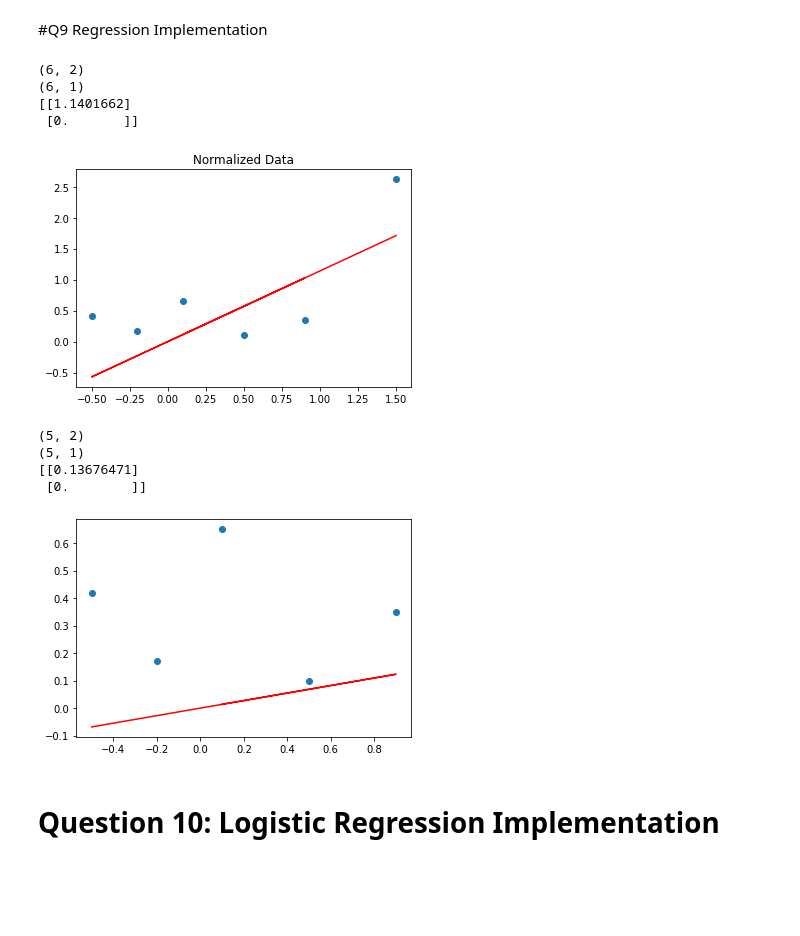
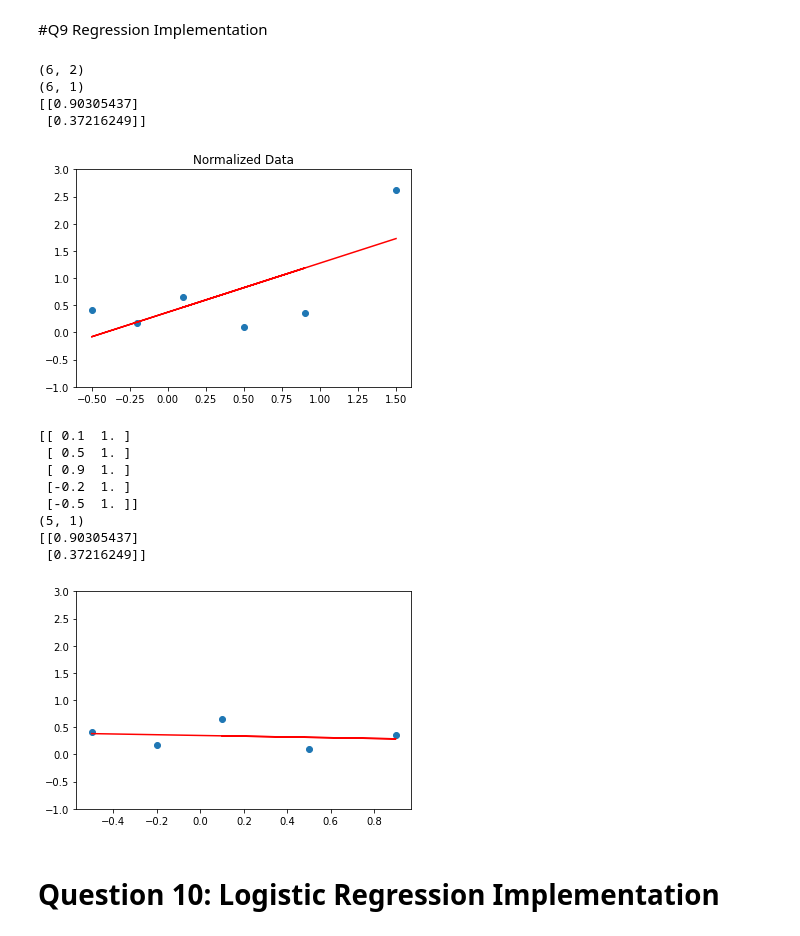
Before and after one commit to gourav10/CS6140, a Jupyter notebook: Assignment2_CS6140.ipynb, the cells around one changed output. Cells and saved outputs as stored; diff of their text form; code cells hidden in the pictures; blank space fills up the shorter version.

```diff
--- a/Assignment2_CS6140.ipynb
+++ b/Assignment2_CS6140.ipynb
@@ -128,10 +129,11 @@ def predict(X,theta):
 
 def getThetaClosedForm(X,Y):
   Y = np.mat(Y)
-  first = np.dot(X.T,X)
+  #inv(X.T*X).(X.T.Y)
+  first = np.linalg.pinv(np.dot(X.T,X))
   second = np.dot(X.T,Y)
 
-  theta = np.linalg.pinv(first)*second
+  theta = np.dot(first,second)
   return theta
 # %%
 #{(0.10, 0.65),(0.50, 0.10),(0.90, 0.35),(−0.20, 0.17),(−0.5, 0.42),(1.50, 2.62)}
@@ -139,7 +141,7 @@ X = np.array([0.10,0.50,0.90,-0.20,-0.5,1.50])
 X = X.reshape((-1,1))
 Y = np.array([0.65,0.10,0.35,0.17,0.42,2.62])
 Y = Y.reshape((-1,1))
-ones = np.zeros((X.shape[0],1))
+ones = np.ones((X.shape[0],1))
 X_New = np.hstack((X,ones))
 print(X_New.shape)
 print(Y.shape)
@@ -148,39 +150,45 @@ print(theta)
 # %% [output]
 (6, 2)
 (6, 1)
-[[1.1401662]
- [0.       ]]
+[[0.90305437]
+ [0.37216249]]
 # %%
 plt.figure()
+plt.ylim(-1,3)
 plt.scatter(X,Y)
 plt.plot(X,predict(X_New,theta),c='red')
 plt.title("Normalized Data")
 plt.show()
 # %% [output]
-[figure, old version]
+[figure, new version]
 # %%
-X = np.array([0.10,0.50,0.90,-0.20,-0.5])
-X = X.reshape((-1,1))
-Y = np.array([0.65,0.10,0.35,0.17,0.42])
-Y = Y.reshape((-1,1))
-ones = np.zeros((X.shape[0],1))
-X_New = np.hstack((X,ones))
-print(X_New.shape)
-print(Y.shape)
-theta = getThetaClosedForm(X_New,Y)
+X1 = np.array([0.10,0.50,0.90,-0.20,-0.5])
+X1 = X1.reshape((-1,1))
+Y1 = np.array([0.65,0.10,0.35,0.17,0.42])
+Y1 = Y1.reshape((-1,1))
+ones = np.ones((X1.shape[0],1))
+X_New1 = np.hstack((X1,ones))
+print(X_New1)
+print(Y1.shape)
+theta1 = getThetaClosedForm(X_New1,Y1)
 print(theta)
 # %% [output]
-(5, 2)
+[[ 0.1  1. ]
+ [ 0.5  1. ]
+ [ 0.9  1. ]
+ [-0.2  1. ]
+ [-0.5  1. ]]
 (5, 1)
-[[0.13676471]
- [0.        ]]
+[[0.90305437]
+ [0.37216249]]
 # %%
 plt.figure()
-plt.scatter(X,Y)
-plt.plot(X,predict(X_New,theta),c='red')
+plt.ylim(-1,3)
+plt.scatter(X1,Y1)
+plt.plot(X1,predict(X_New1,theta1),c='red')
 plt.show()
 # %% [output]
-[figure, old version]
+[figure, new version]
 # %% [markdown]
 # Question 10: Logistic Regression Implementation
 # %%
```
Also changed, not shown: parts of 7 cells of this notebook.
